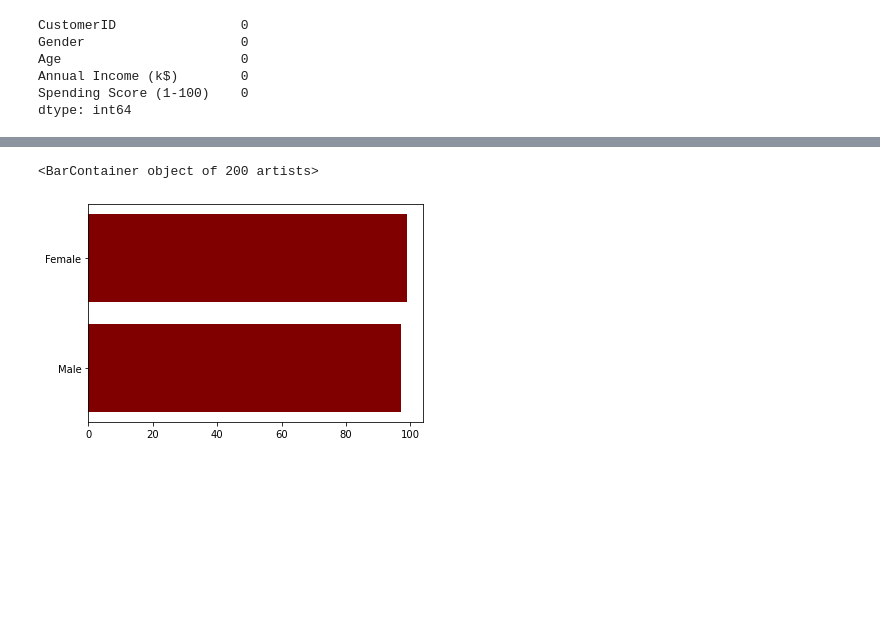
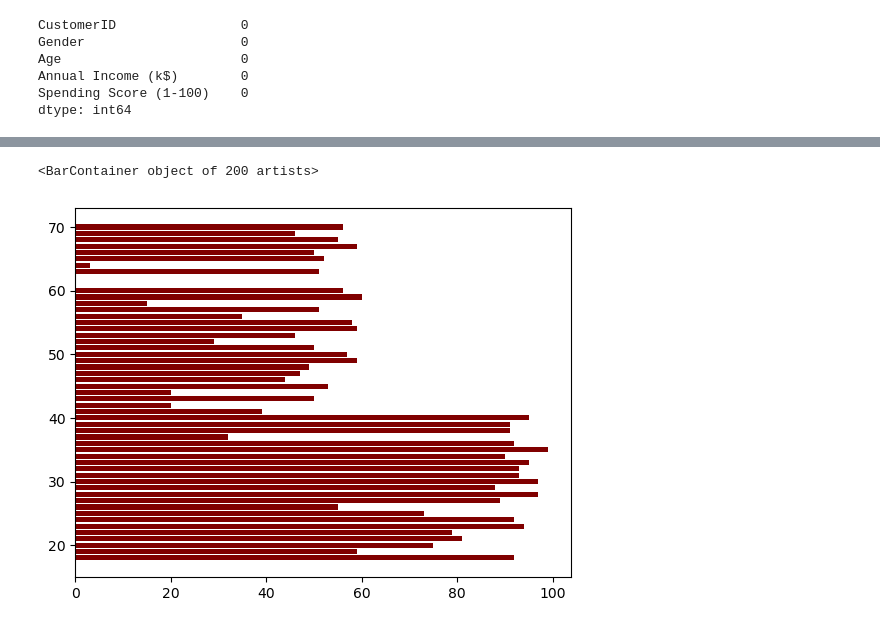
Before and after one commit to Harsh-D-2004/TE-IT-Practicals, a Jupyter notebook: ML/Assignement5.ipynb, the cells around one changed output, grey strips where cells are left out. Saved outputs shown, nothing was run; the diff lists cells and outputs as text; code cells hidden in the pictures; blank space fills up the shorter version.

```diff
--- a/ML/Assignement5.ipynb
+++ b/ML/Assignement5.ipynb
@@ -30,5 +30,5 @@ mpl.bar(dataset['Gender'], dataset['Age'], color ='maroon', width = 0.4)
 # %%
-mpl.barh(dataset['Gender'], dataset['Spending Score (1-100)'], color ='maroon')
+mpl.barh(dataset['Age'], dataset['Spending Score (1-100)'], color ='maroon')
 # %% [output]
 <BarContainer object of 200 artists>
-[figure, old version]
+[figure, new version]
```
Also changed, not shown: parts of 51 cells of this notebook.
